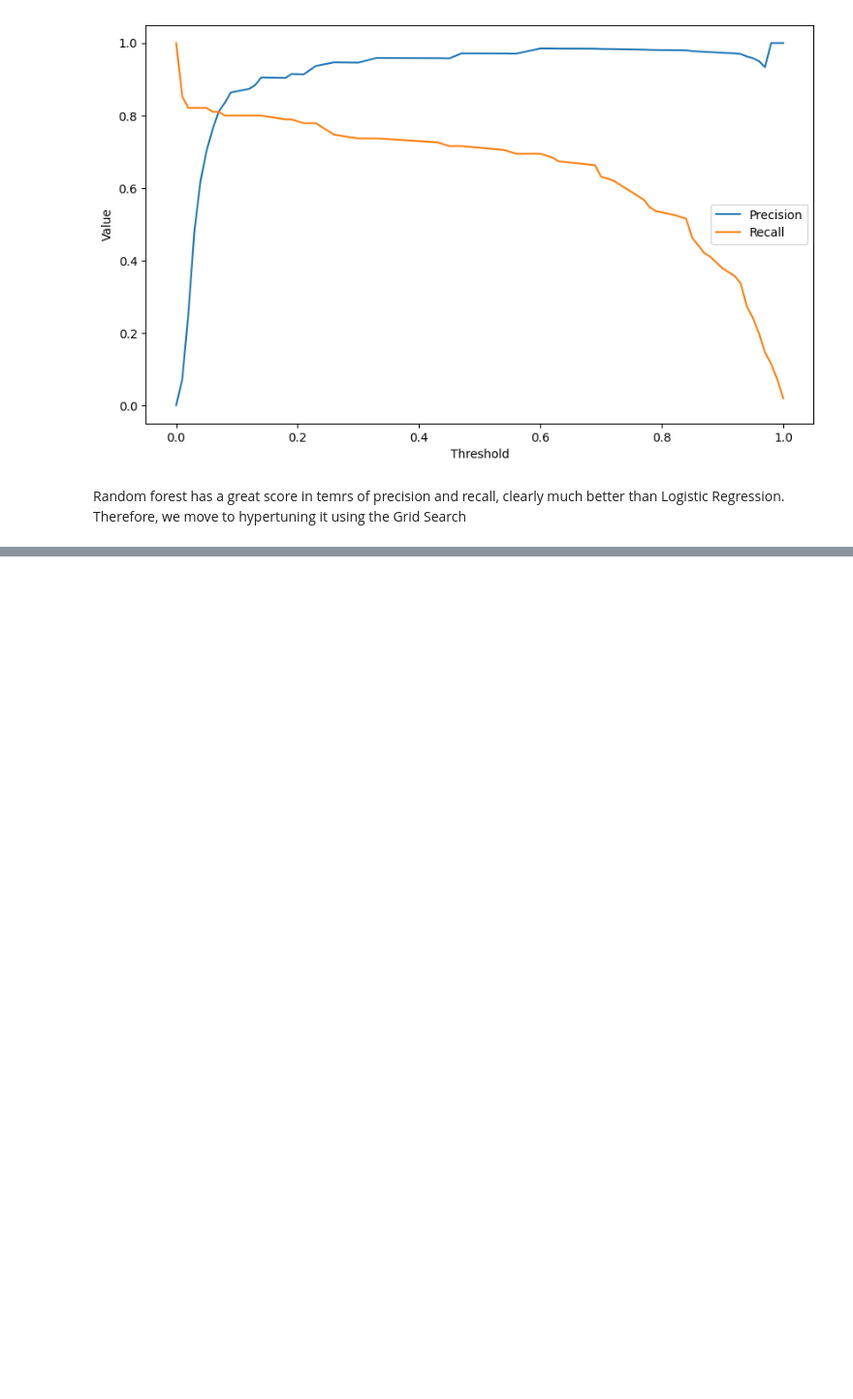
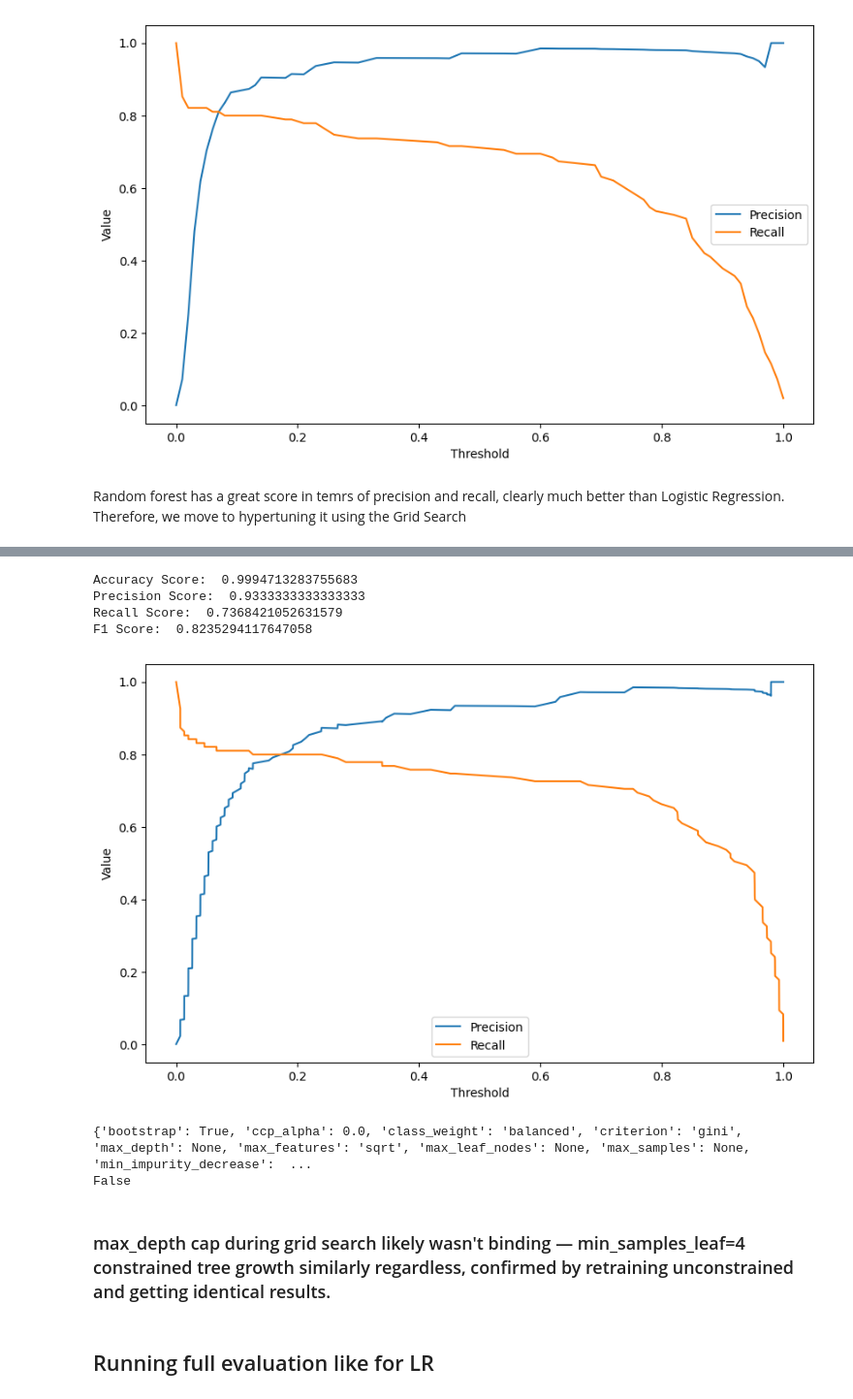
Before and after one commit to Janhvesh-Patil/RiskLens-AI, a Jupyter notebook: backend/TransactionFraudDetector.ipynb, the cells around one changed output, grey strips where cells are left out. Shown at 97% size. Cells and saved outputs as stored; diff of their text form; code cells hidden in the pictures; blank space fills up the shorter version.

Commit message:
Random Forest trained and being evaluated

```diff
--- a/backend/TransactionFraudDetector.ipynb
+++ b/backend/TransactionFraudDetector.ipynb
@@ -648,20 +648,22 @@ gridSearchPipeline = Pipeline([
 ])
 # %%
-param_grid = {
-        "model__max_depth" : [None, 5, 10],
-        "model__class_weight" : [None, "balanced", "balanced_subsample"],
-        "model__min_samples_leaf" : [1, 2, 4]
-    }
+param_dist = {
+    "model__max_depth" : [8, 12, 16],
+    "model__class_weight" : [None, "balanced", "balanced_subsample"],
+    "model__min_samples_leaf" : [1, 2, 4],
+}
 
-cv_strategy = StratifiedKFold(n_splits=5, shuffle=True, random_state=42)
+cv_strategy = StratifiedKFold(n_splits = 3, shuffle = True, random_state = 42)
 # %%
-gridSearch = GridSearchCV(
+gridSearch = RandomizedSearchCV(
     estimator = gridSearchPipeline,
-    param_grid = param_grid,
+    param_distributions = param_dist,
+    n_iter = 8,
     cv = cv_strategy,
     scoring = "average_precision",
     n_jobs = -1,
-    verbose = 1
+    verbose = 1,
+    random_state = 42
 )
 
 gridSearch.fit(X_train, y_train)
@@ -692,0 +724,13 @@ plt.show()
+# %%
+final_rf = Pipeline([
+    ("preprocessor", preprocessing),
+    ("model", RandomForestClassifier(
+        n_estimators=150,
+        max_depth=None,
+        min_samples_leaf=4,
+        class_weight="balanced",
+        random_state=42,
+        n_jobs=-1
+    ))
+])
+final_rf.fit(X_train, y_train)
@@ -692,0 +755,35 @@ plt.show()
+# %%
+best_predictions = final_rf.predict(X_test)
+
+print("Accuracy Score: ", accuracy_score(y_test, best_predictions))
+print("Precision Score: ", precision_score(y_test, best_predictions))
+print("Recall Score: ", recall_score(y_test, best_predictions))
+print("F1 Score: ", f1_score(y_test, best_predictions))
+# %% [output]
+Accuracy Score:  0.9994713283755683
+Precision Score:  0.9333333333333333
+Recall Score:  0.7368421052631579
+F1 Score:  0.8235294117647058
+# %%
+best_probability_predictions = final_rf.predict_proba(X_test)
+
+plt.figure(figsize = (10, 6))
+precision, recall, thresholds = precision_recall_curve(y_test, best_probability_predictions[:, 1])
+plt.plot(thresholds, precision[:-1], label = "Precision")
+plt.plot(thresholds, recall[:-1], label = "Recall")
+plt.xlabel("Threshold")
+plt.ylabel("Value")
+plt.legend()
+plt.show()
+# %% [output]
+[figure, added]
+# %%
+print(final_rf.named_steps['model'].get_params())
+print(id(final_rf) == id(best_model))  # should be False — separate objects
+# %% [output]
+{'bootstrap': True, 'ccp_alpha': 0.0, 'class_weight': 'balanced', 'criterion': 'gini', 'max_depth': None, 'max_features': 'sqrt', 'max_leaf_nodes': None, 'max_samples': None, 'min_impurity_decrease':  ...
+False
+# %% [markdown]
+### max_depth cap during grid search likely wasn't binding — min_samples_leaf=4 constrained tree growth similarly regardless, confirmed by retraining unconstrained and getting identical results.
+# %% [markdown]
+## Running full evaluation like for LR
```
Also changed, not shown: parts of 13 cells of this notebook.
